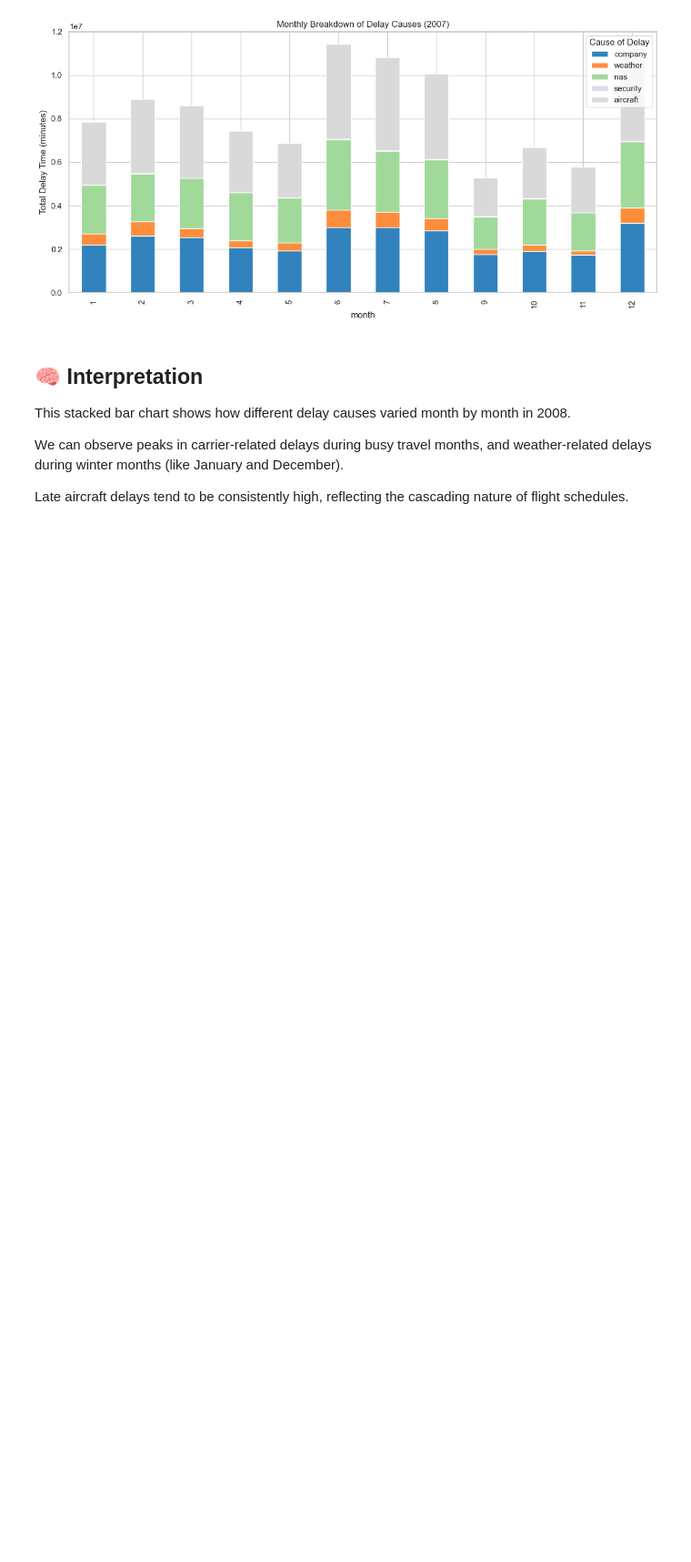
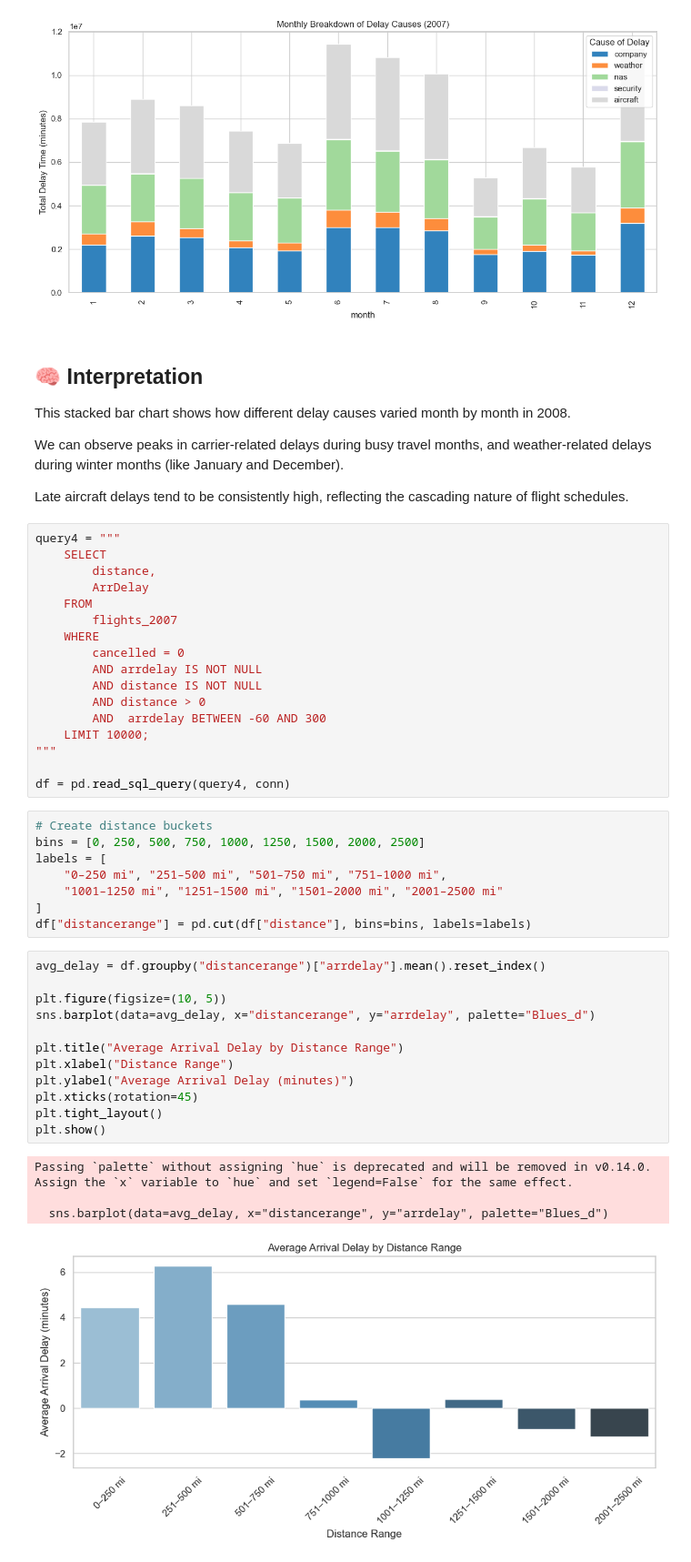
Before and after one commit to Lucasyuki01/College-Airlines-Analysis, a Jupyter notebook: main.ipynb, the cells around one changed output. Shown at 91% size. Drawn from its saved outputs; the diff is of its cells as text; blank space fills up the shorter version.

```diff
--- a/main.ipynb
+++ b/main.ipynb
@@ -184,3 +184,45 @@ This stacked bar chart shows how different delay causes varied month by month in
 We can observe peaks in carrier-related delays during busy travel months, and weather-related delays during winter months (like January and December).
 
 Late aircraft delays tend to be consistently high, reflecting the cascading nature of flight schedules.
+# %%
+query4 = """
+    SELECT
+        distance,
+        ArrDelay
+    FROM
+        flights_2007
+    WHERE
+        cancelled = 0
+        AND arrdelay IS NOT NULL
+        AND distance IS NOT NULL
+        AND distance > 0
+        AND  arrdelay BETWEEN -60 AND 300
+    LIMIT 10000;
+"""
+
+df = pd.read_sql_query(query4, conn)
+# %%
+# Create distance buckets
+bins = [0, 250, 500, 750, 1000, 1250, 1500, 2000, 2500]
+labels = [
+    "0–250 mi", "251–500 mi", "501–750 mi", "751–1000 mi",
+    "1001–1250 mi", "1251–1500 mi", "1501–2000 mi", "2001–2500 mi"
+]
+df["distancerange"] = pd.cut(df["distance"], bins=bins, labels=labels)
+# %%
+avg_delay = df.groupby("distancerange")["arrdelay"].mean().reset_index()
+
+plt.figure(figsize=(10, 5))
+sns.barplot(data=avg_delay, x="distancerange", y="arrdelay", palette="Blues_d")
+
+plt.title("Average Arrival Delay by Distance Range")
+plt.xlabel("Distance Range")
+plt.ylabel("Average Arrival Delay (minutes)")
+plt.xticks(rotation=45)
+plt.tight_layout()
+plt.show()
+# %% [output]
+Passing `palette` without assigning `hue` is deprecated and will be removed in v0.14.0. Assign the `x` variable to `hue` and set `legend=False` for the same effect.
+
+  sns.barplot(data=avg_delay, x="distancerange", y="arrdelay", palette="Blues_d")
+[figure, added]
```
Also changed, not shown: parts of 9 cells of this notebook, 1 other file.
